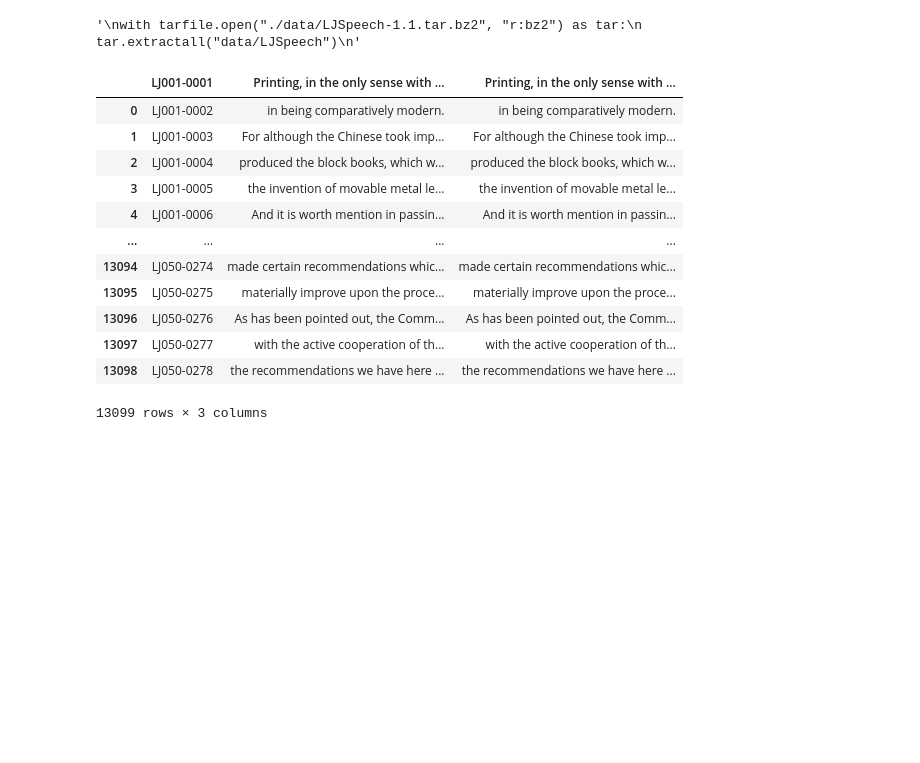
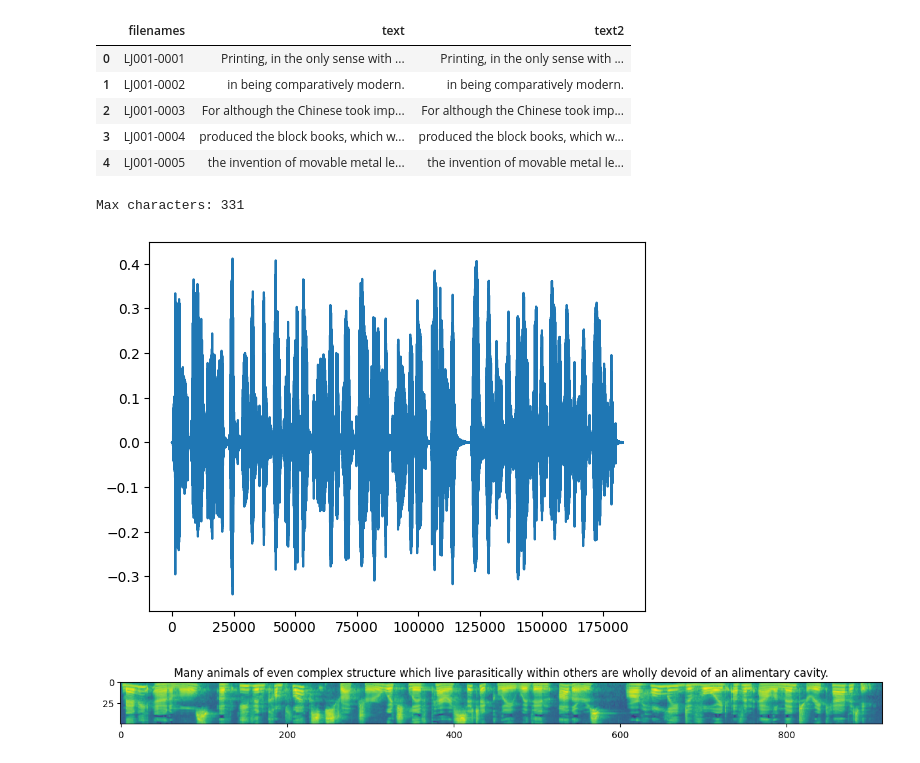
Before and after one commit to Bekkelien/dementiakiller, a Jupyter notebook: dataparser.ipynb, the cells around one changed output. Drawn from its saved outputs; the diff is of its cells as text; code cells hidden in the pictures; blank space fills up the shorter version.

Commit message:
Reading in and playing audio works | visualization

```diff
--- a/dataparser.ipynb
+++ b/dataparser.ipynb
@@ -8,26 +36,47 @@ from pathlib import Path
 # %%
 # Extract data from LJSpeech
-"""
-with tarfile.open("./data/LJSpeech-1.1.tar.bz2", "r:bz2") as tar:
-    tar.extractall("data/")
-"""
+if FOLDER.is_dir() == False:
+    with tarfile.open("./data/LJSpeech-1.1.tar.bz2", "r:bz2") as tar:
+        tar.extractall("data/")
-# %% [output]
-'\nwith tarfile.open("./data/LJSpeech-1.1.tar.bz2", "r:bz2") as tar:\n    tar.extractall("data/LJSpeech")\n'
 # %%
-
-df = pd.read_csv('data/LJSpeech-1.1/metadata.csv', delimiter = '|', header=None)
-df
+# Looking up the data from dataset
+df_metadata = pd.read_csv('data/LJSpeech-1.1/metadata.csv', delimiter = '|', header=None)
+df_metadata.columns = [str(x).replace(str(x),str(x)) for x in ['filenames','text','text2']]
+df_metadata.head()
 # %% [output]
-|  | LJ001-0001 | Printing, in the only sense with ... | Printing, in the only sense with ... |
-| 0 | LJ001-0002 | in being comparatively modern. | in being comparatively modern. |
-| 1 | LJ001-0003 | For although the Chinese took imp... | For although the Chinese took imp... |
-| 2 | LJ001-0004 | produced the block books, which w... | produced the block books, which w... |
-| 3 | LJ001-0005 | the invention of movable metal le... | the invention of movable metal le... |
-| 4 | LJ001-0006 | And it is worth mention in passin... | And it is worth mention in passin... |
-| ... | ... | ... | ... |
-| 13094 | LJ050-0274 | made certain recommendations whic... | made certain recommendations whic... |
-| 13095 | LJ050-0275 | materially improve upon the proce... | materially improve upon the proce... |
-| 13096 | LJ050-0276 | As has been pointed out, the Comm... | As has been pointed out, the Comm... |
-| 13097 | LJ050-0277 | with the active cooperation of th... | with the active cooperation of th... |
-| 13098 | LJ050-0278 | the recommendations we have here ... | the recommendations we have here ... |
+|  | filenames | text | text2 |
+| 0 | LJ001-0001 | Printing, in the only sense with ... | Printing, in the only sense with ... |
+| 1 | LJ001-0002 | in being comparatively modern. | in being comparatively modern. |
+| 2 | LJ001-0003 | For although the Chinese took imp... | For although the Chinese took imp... |
+| 3 | LJ001-0004 | produced the block books, which w... | produced the block books, which w... |
+| 4 | LJ001-0005 | the invention of movable metal le... | the invention of movable metal le... |
-13099 rows × 3 columns
+# %%
+# Look into the data
+characters_max = np.max([len(x) for x in df_metadata['text']])
+print(f'Max characters: {characters_max}')
+
+# Add in length for wav files
+# %% [output]
+Max characters: 331
+# %%
+# Read in data an look at spectrogram |Normalize data?
+waveform, sample_rate = torchaudio.load(FOLDER / FILE)
+transform = torchaudio.transforms.MelSpectrogram(sample_rate, n_mels=50)
+mel_specgram = transform(waveform)
+
+waveform_np = waveform.numpy()
+plt.plot(np.arange(waveform_np.shape[1]),waveform_np[0]);
+# %% [output]
+[figure, added]
+# %%
+# Extract text from corresponding text TODO: Improve this hax
+idx = [[idx,x] for idx, x in enumerate(df_metadata['filenames']) if FILE.stem in x]
+df_sample = df_metadata.iloc[idx[0][0]]
+
+# Plot mel spectrogram
+fig = plt.figure(figsize=(15, 10))
+enhanced = np.log(mel_specgram[0])
+plt.title(df_sample['text'])
+plt.imshow(enhanced, cmap = 'viridis');
+# %% [output]
+[figure, added]
```
Also changed, not shown: parts of 4 cells of this notebook, 3 other files.
